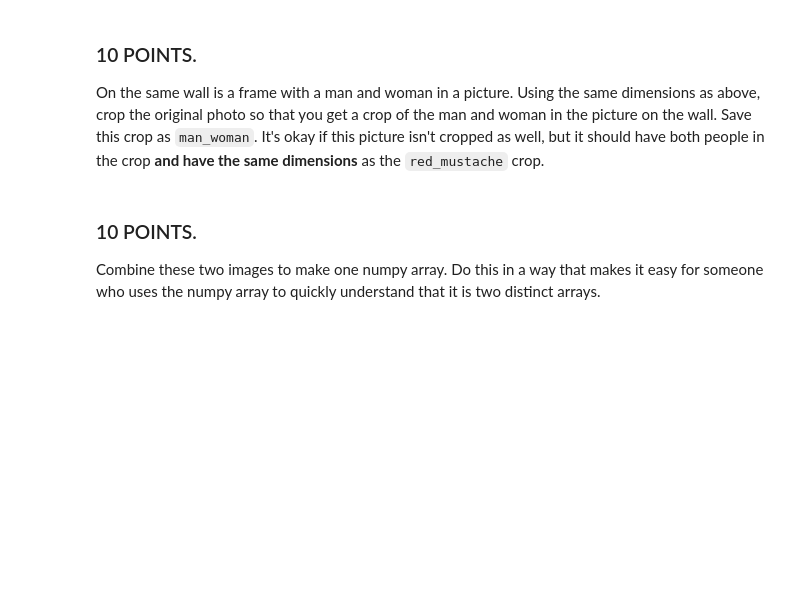
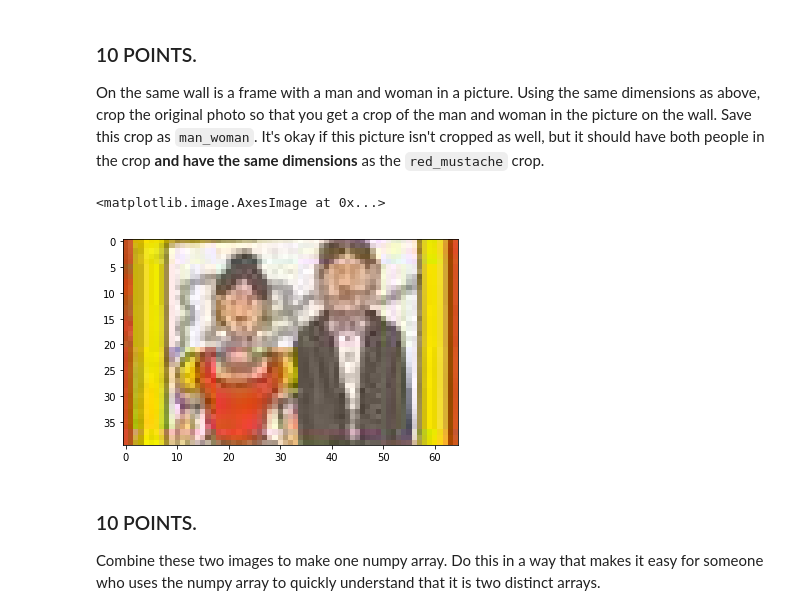
Before and after one commit to siqizh/home_work, a Jupyter notebook: homework9/homework9.ipynb, the cells around one changed output. Saved outputs shown, nothing was run; the diff lists cells and outputs as text; code cells hidden in the pictures; blank space fills up the shorter version.

```diff
--- a/homework9/homework9.ipynb
+++ b/homework9/homework9.ipynb
@@ -36,6 +66,12 @@ What are the strides of this crop?
 # %% [markdown]
 ### 10 POINTS.
 On the same wall is a frame with a man and woman in a picture. Using the same dimensions as above, crop the original photo so that you get a crop of the man and woman in the picture on the wall. Save this crop as `man_woman`. It's okay if this picture isn't cropped as well, but it should have both people in the crop **and have the same dimensions** as the `red_mustache` crop.
+# %%
+man_woman = waldo[75:115, 430:495]
+plt.imshow(man_woman)
+# %% [output]
+<matplotlib.image.AxesImage at 0x...>
+[figure, added]
 # %% [markdown]
 ### 10 POINTS.
 Combine these two images to make one numpy array. Do this in a way that makes it easy for someone who uses the numpy array to quickly understand that it is two distinct arrays.
```
Also changed, not shown: parts of 8 cells of this notebook.
